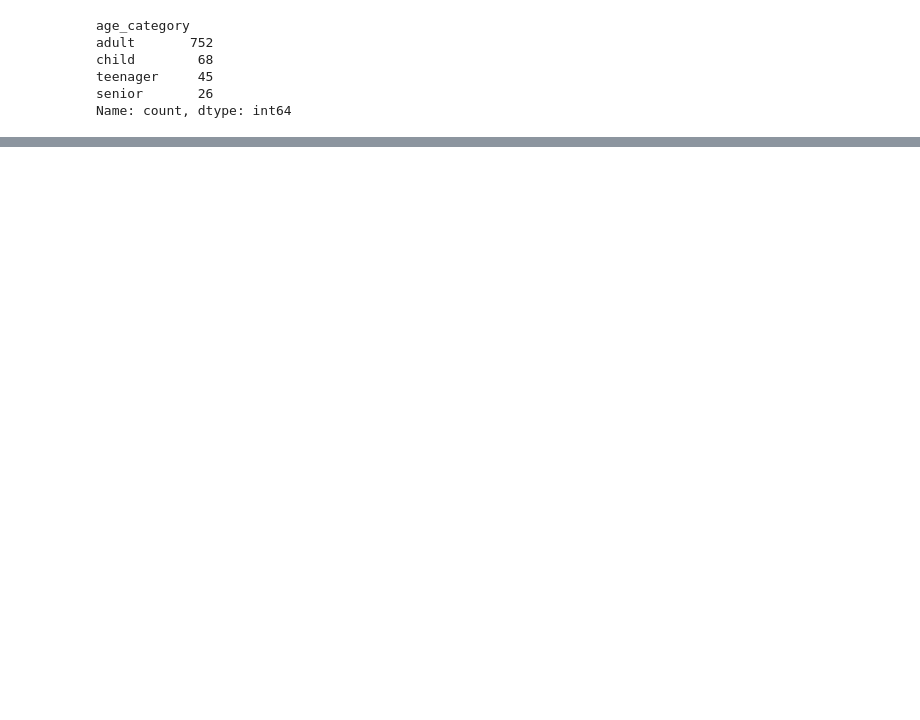
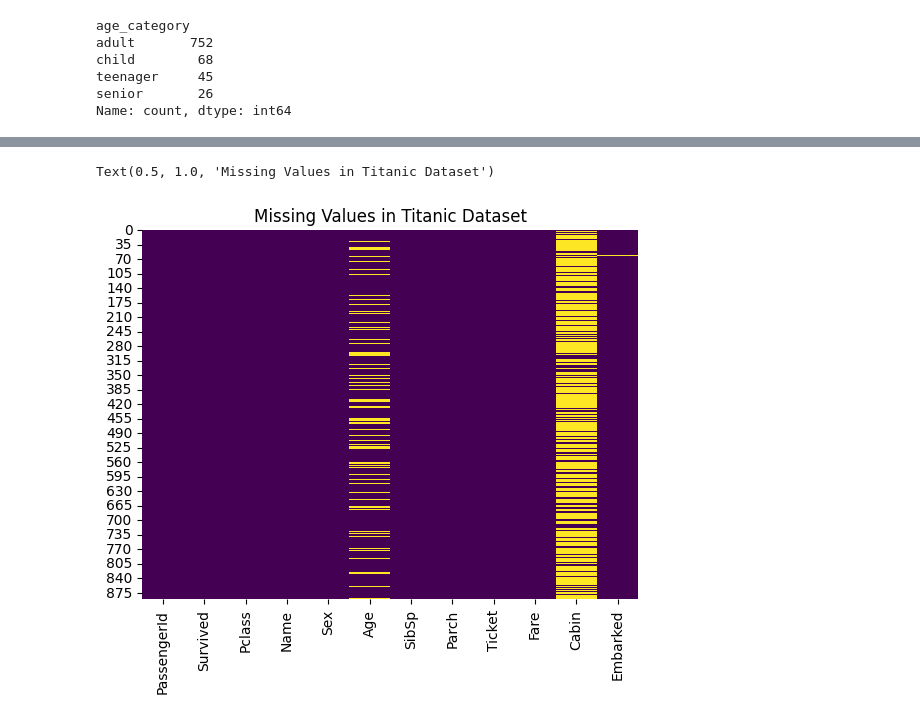
Before and after one commit to arangoluis94/pandas-sesion-1, a Jupyter notebook: sesion-1.ipynb, the cells around one changed output, grey strips where cells are left out. Saved outputs shown, nothing was run; the diff lists cells and outputs as text; code cells hidden in the pictures; blank space fills up the shorter version.

```diff
--- a/sesion-1.ipynb
+++ b/sesion-1.ipynb
@@ -712,0 +718,5 @@ Name: count, dtype: int64
+# %%
+#REPASO DE PASOS BASICOS PARA REVISAR LOS DATOS DE UN DATAFRAME
+# leer el dataset titanic disponible en la carpeta del proyecto
+
+df_titanic0 = pd.read_csv('titanic_dataset.csv')
@@ -712,0 +800,8 @@ Name: count, dtype: int64
+# %%
+# visualizar los datos faltantes
+
+sns.heatmap(df_titanic0.isnull(), cbar=False, cmap='viridis')
+plt.title('Missing Values in Titanic Dataset')
+# %% [output]
+Text(0.5, 1.0, 'Missing Values in Titanic Dataset')
+[figure, added]
```
Also changed, not shown: parts of 44 cells of this notebook.
